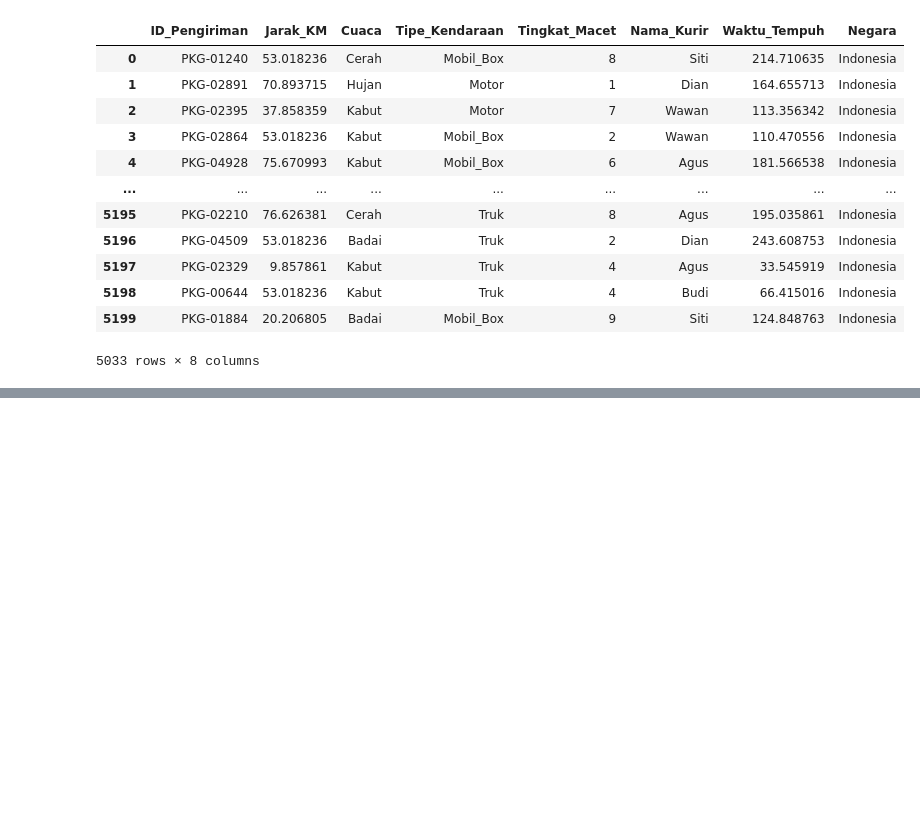
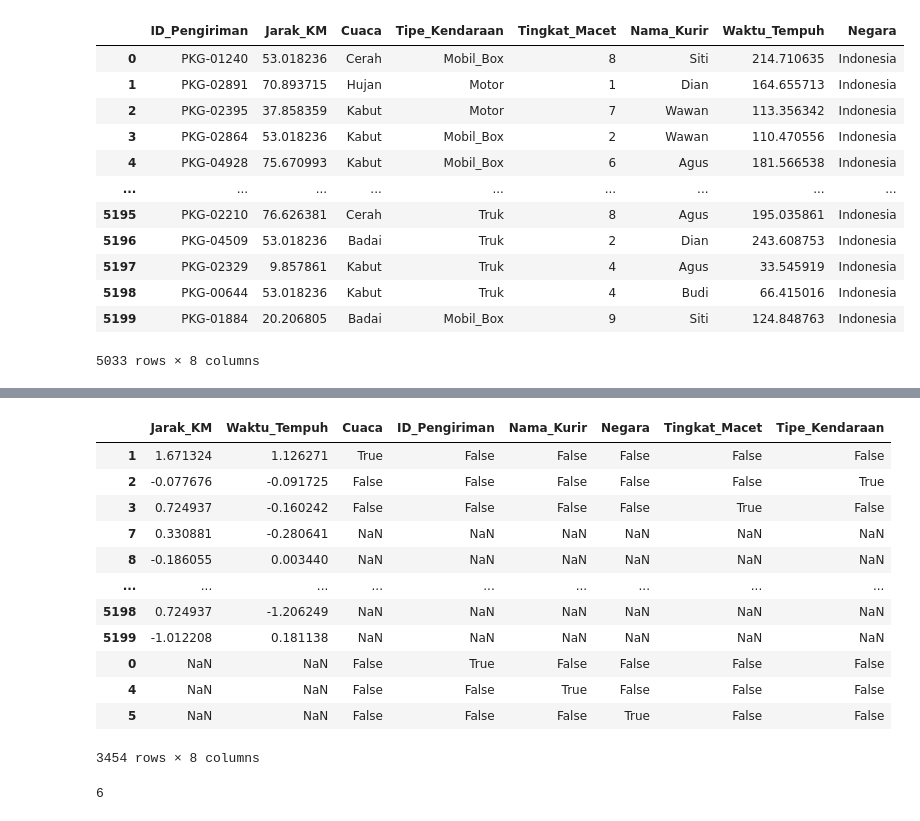
Before and after one commit to rezzz59/STUPEN, a Jupyter notebook: Regresi/studi_kasus_mandiri.ipynb, the cells around one changed output, grey strips where cells are left out. Saved outputs shown, nothing was run; the diff lists cells and outputs as text; code cells hidden in the pictures; blank space fills up the shorter version.

```diff
--- a/Regresi/studi_kasus_mandiri.ipynb
+++ b/Regresi/studi_kasus_mandiri.ipynb
@@ -289,4 +284,26 @@ Index(['Cuaca', 'Tipe_Kendaraan', 'Nama_Kurir', 'Negara'], dtype='object')
 # %%
 from sklearn.preprocessing import StandardScaler
 
 scaler = StandardScaler()
+
+df[numeric] = scaler.fit_transform(df[numeric])
+df
+# %% [output]
+|  | Jarak_KM | Waktu_Tempuh | Cuaca | ID_Pengiriman | Nama_Kurir | Negara | Tingkat_Macet | Tipe_Kendaraan |
+| 1 | 1.671324 | 1.126271 | True | False | False | False | False | False |
+| 2 | -0.077676 | -0.091725 | False | False | False | False | False | True |
+| 3 | 0.724937 | -0.160242 | False | False | False | False | True | False |
+| 7 | 0.330881 | -0.280641 | NaN | NaN | NaN | NaN | NaN | NaN |
+| 8 | -0.186055 | 0.003440 | NaN | NaN | NaN | NaN | NaN | NaN |
+| ... | ... | ... | ... | ... | ... | ... | ... | ... |
+| 5198 | 0.724937 | -1.206249 | NaN | NaN | NaN | NaN | NaN | NaN |
+| 5199 | -1.012208 | 0.181138 | NaN | NaN | NaN | NaN | NaN | NaN |
+| 0 | NaN | NaN | False | True | False | False | False | False |
+| 4 | NaN | NaN | False | False | True | False | False | False |
+| 5 | NaN | NaN | False | False | False | True | False | False |
+3454 rows × 8 columns
+# %%
+df_one_hot = pd.get_dummies(categorical)
+len(df_One_hot)
+# %% [output]
+6
```
Also changed, not shown: parts of 9 cells of this notebook.
